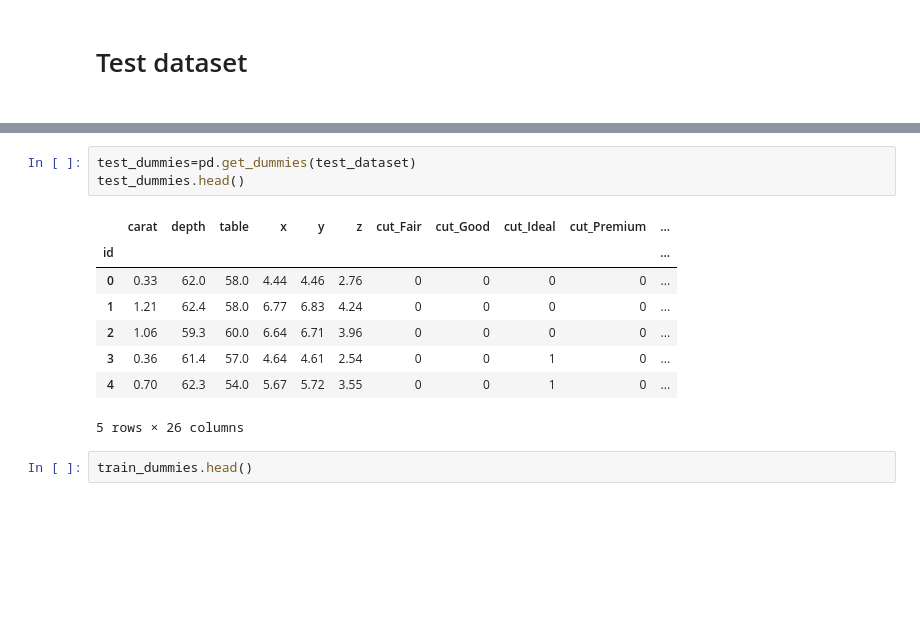
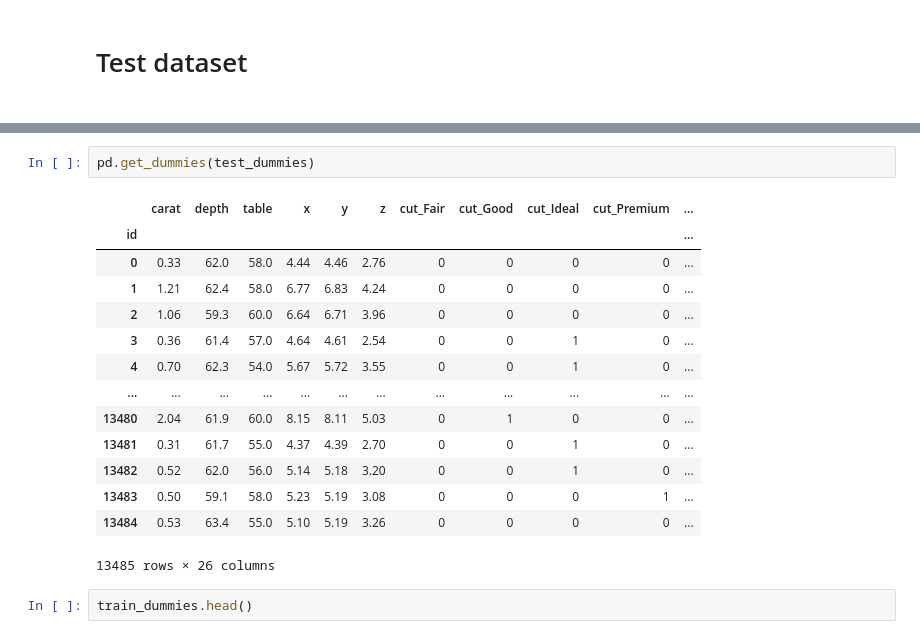
Before and after one commit to Joycelili/Diamonts-Project, a Jupyter notebook: DecisionTreeRegressor.ipynb, the cells around one changed output, grey strips where cells are left out. Cells and saved outputs as stored; diff of their text form; blank space fills up the shorter version.

```diff
--- a/DecisionTreeRegressor.ipynb
+++ b/DecisionTreeRegressor.ipynb
@@ -180,15 +96,20 @@ dtype: object
-# %%
-test_dummies=pd.get_dummies(test_dataset)
-test_dummies.head()
-# %% [output]
-|  | carat | depth | table | x | y | z | cut_Fair | cut_Good | cut_Ideal | cut_Premium | ... |
-| id |  |  |  |  |  |  |  |  |  |  | ... |
-| 0 | 0.33 | 62.0 | 58.0 | 4.44 | 4.46 | 2.76 | 0 | 0 | 0 | 0 | ... |
-| 1 | 1.21 | 62.4 | 58.0 | 6.77 | 6.83 | 4.24 | 0 | 0 | 0 | 0 | ... |
-| 2 | 1.06 | 59.3 | 60.0 | 6.64 | 6.71 | 3.96 | 0 | 0 | 0 | 0 | ... |
-| 3 | 0.36 | 61.4 | 57.0 | 4.64 | 4.61 | 2.54 | 0 | 0 | 1 | 0 | ... |
-| 4 | 0.70 | 62.3 | 54.0 | 5.67 | 5.72 | 3.55 | 0 | 0 | 1 | 0 | ... |
-5 rows × 26 columns
+# %%
+pd.get_dummies(test_dummies)
+# %% [output]
+|  | carat | depth | table | x | y | z | cut_Fair | cut_Good | cut_Ideal | cut_Premium | ... |
+| id |  |  |  |  |  |  |  |  |  |  | ... |
+| 0 | 0.33 | 62.0 | 58.0 | 4.44 | 4.46 | 2.76 | 0 | 0 | 0 | 0 | ... |
+| 1 | 1.21 | 62.4 | 58.0 | 6.77 | 6.83 | 4.24 | 0 | 0 | 0 | 0 | ... |
+| 2 | 1.06 | 59.3 | 60.0 | 6.64 | 6.71 | 3.96 | 0 | 0 | 0 | 0 | ... |
+| 3 | 0.36 | 61.4 | 57.0 | 4.64 | 4.61 | 2.54 | 0 | 0 | 1 | 0 | ... |
+| 4 | 0.70 | 62.3 | 54.0 | 5.67 | 5.72 | 3.55 | 0 | 0 | 1 | 0 | ... |
+| ... | ... | ... | ... | ... | ... | ... | ... | ... | ... | ... | ... |
+| 13480 | 2.04 | 61.9 | 60.0 | 8.15 | 8.11 | 5.03 | 0 | 1 | 0 | 0 | ... |
+| 13481 | 0.31 | 61.7 | 55.0 | 4.37 | 4.39 | 2.70 | 0 | 0 | 1 | 0 | ... |
+| 13482 | 0.52 | 62.0 | 56.0 | 5.14 | 5.18 | 3.20 | 0 | 0 | 1 | 0 | ... |
+| 13483 | 0.50 | 59.1 | 58.0 | 5.23 | 5.19 | 3.08 | 0 | 0 | 0 | 1 | ... |
+| 13484 | 0.53 | 63.4 | 55.0 | 5.10 | 5.19 | 3.26 | 0 | 0 | 0 | 0 | ... |
+13485 rows × 26 columns
 # %%
 train_dummies.head()
 # %% [output]
```
Also changed, not shown: parts of 19 cells of this notebook, 12 other files.
